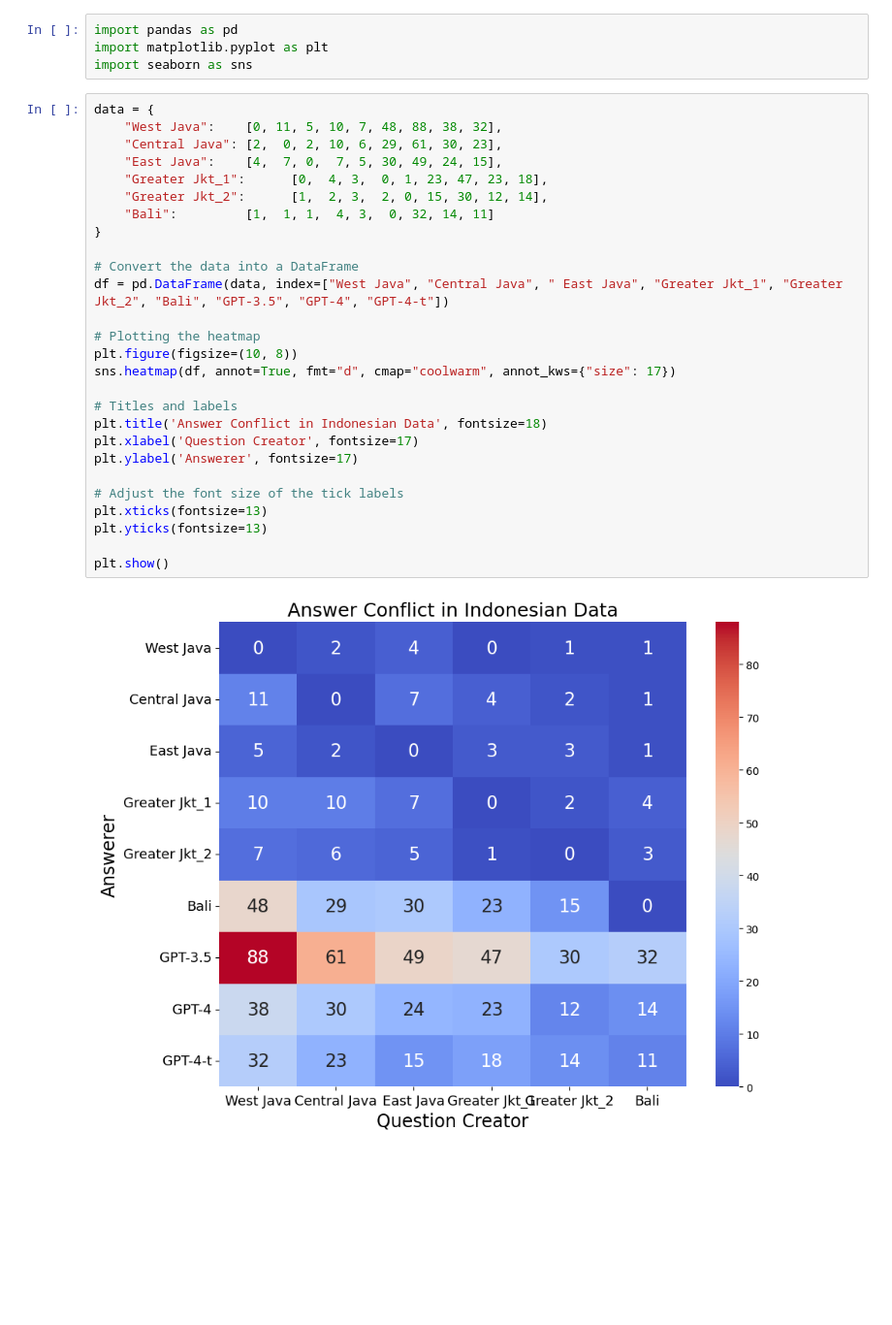
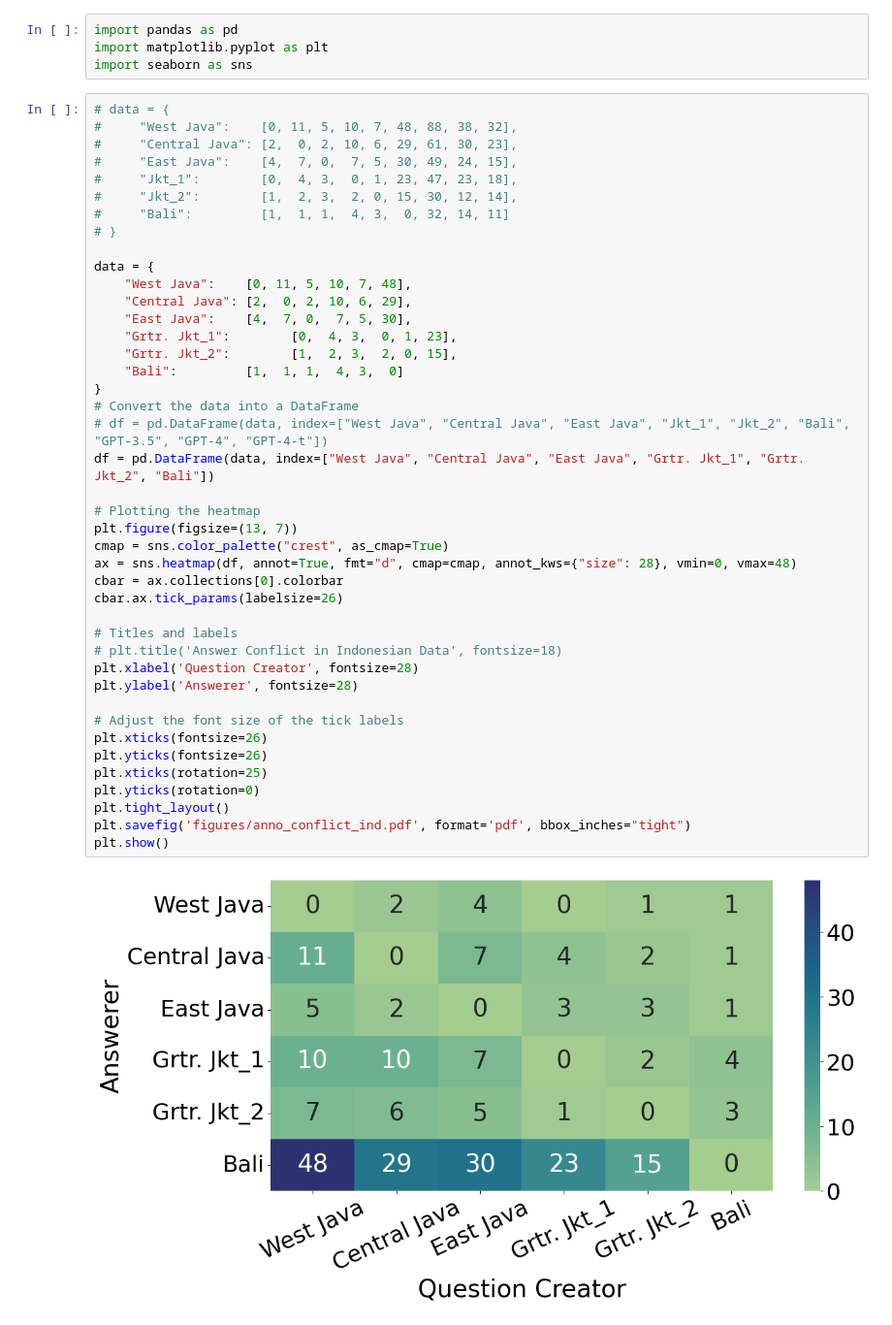
Before and after one commit to rifkiaputri/id-csqa, a Jupyter notebook: notebooks/analysis/figures.ipynb, the cells around one changed output. Shown at 97% size. Cells and saved outputs as stored; diff of their text form; blank space fills up the shorter version.

Commit message:
Add merak results & update figures

```diff
--- a/notebooks/analysis/figures.ipynb
+++ b/notebooks/analysis/figures.ipynb
@@ -3,31 +3,46 @@ import pandas as pd
 import matplotlib.pyplot as plt
 import seaborn as sns
 # %%
+# data = {
+#     "West Java":    [0, 11, 5, 10, 7, 48, 88, 38, 32],
+#     "Central Java": [2,  0, 2, 10, 6, 29, 61, 30, 23],
+#     "East Java":    [4,  7, 0,  7, 5, 30, 49, 24, 15],
+#     "Jkt_1":        [0,  4, 3,  0, 1, 23, 47, 23, 18],
+#     "Jkt_2":        [1,  2, 3,  2, 0, 15, 30, 12, 14],
+#     "Bali":         [1,  1, 1,  4, 3,  0, 32, 14, 11]
+# }
+
 data = {
-    "West Java":    [0, 11, 5, 10, 7, 48, 88, 38, 32],
-    "Central Java": [2,  0, 2, 10, 6, 29, 61, 30, 23],
-    "East Java":    [4,  7, 0,  7, 5, 30, 49, 24, 15],
-    "Greater Jkt_1":      [0,  4, 3,  0, 1, 23, 47, 23, 18],
-    "Greater Jkt_2":      [1,  2, 3,  2, 0, 15, 30, 12, 14],
-    "Bali":         [1,  1, 1,  4, 3,  0, 32, 14, 11]
+    "West Java":    [0, 11, 5, 10, 7, 48],
+    "Central Java": [2,  0, 2, 10, 6, 29],
+    "East Java":    [4,  7, 0,  7, 5, 30],
+    "Grtr. Jkt_1":        [0,  4, 3,  0, 1, 23],
+    "Grtr. Jkt_2":        [1,  2, 3,  2, 0, 15],
+    "Bali":         [1,  1, 1,  4, 3,  0]
 }
-
 # Convert the data into a DataFrame
-df = pd.DataFrame(data, index=["West Java", "Central Java", " East Java", "Greater Jkt_1", "Greater Jkt_2", "Bali", "GPT-3.5", "GPT-4", "GPT-4-t"])
+# df = pd.DataFrame(data, index=["West Java", "Central Java", "East Java", "Jkt_1", "Jkt_2", "Bali", "GPT-3.5", "GPT-4", "GPT-4-t"])
+df = pd.DataFrame(data, index=["West Java", "Central Java", "East Java", "Grtr. Jkt_1", "Grtr. Jkt_2", "Bali"])
 
 # Plotting the heatmap
-plt.figure(figsize=(10, 8))
-sns.heatmap(df, annot=True, fmt="d", cmap="coolwarm", annot_kws={"size": 17})
+plt.figure(figsize=(13, 7))
+cmap = sns.color_palette("crest", as_cmap=True)
+ax = sns.heatmap(df, annot=True, fmt="d", cmap=cmap, annot_kws={"size": 28}, vmin=0, vmax=48)
+cbar = ax.collections[0].colorbar
+cbar.ax.tick_params(labelsize=26)
 
 # Titles and labels
-plt.title('Answer Conflict in Indonesian Data', fontsize=18)
-plt.xlabel('Question Creator', fontsize=17)
-plt.ylabel('Answerer', fontsize=17)
+# plt.title('Answer Conflict in Indonesian Data', fontsize=18)
+plt.xlabel('Question Creator', fontsize=28)
+plt.ylabel('Answerer', fontsize=28)
 
 # Adjust the font size of the tick labels
-plt.xticks(fontsize=13)
-plt.yticks(fontsize=13)
-
+plt.xticks(fontsize=26)
+plt.yticks(fontsize=26)
+plt.xticks(rotation=25)
+plt.yticks(rotation=0)
+plt.tight_layout()
+plt.savefig('figures/anno_conflict_ind.pdf', format='pdf', bbox_inches="tight")
 plt.show()
 # %% [output]
-[figure, old version]
+[figure, new version]
```
Also changed, not shown: parts of 2 cells of this notebook, 5 other files.
